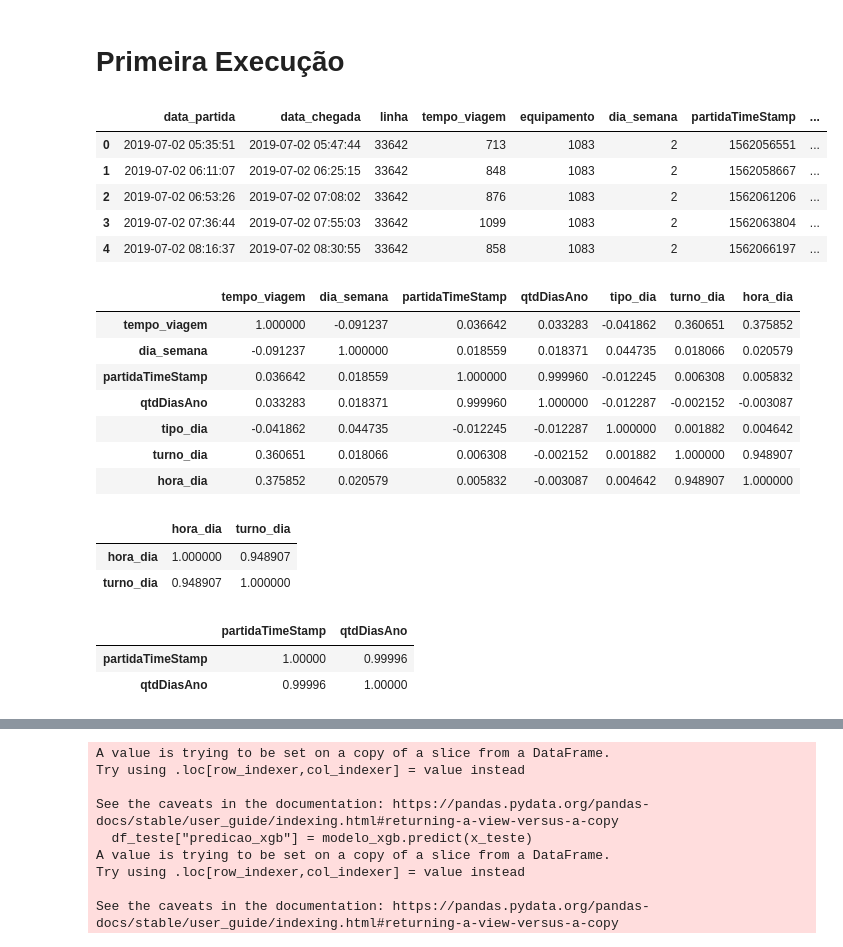
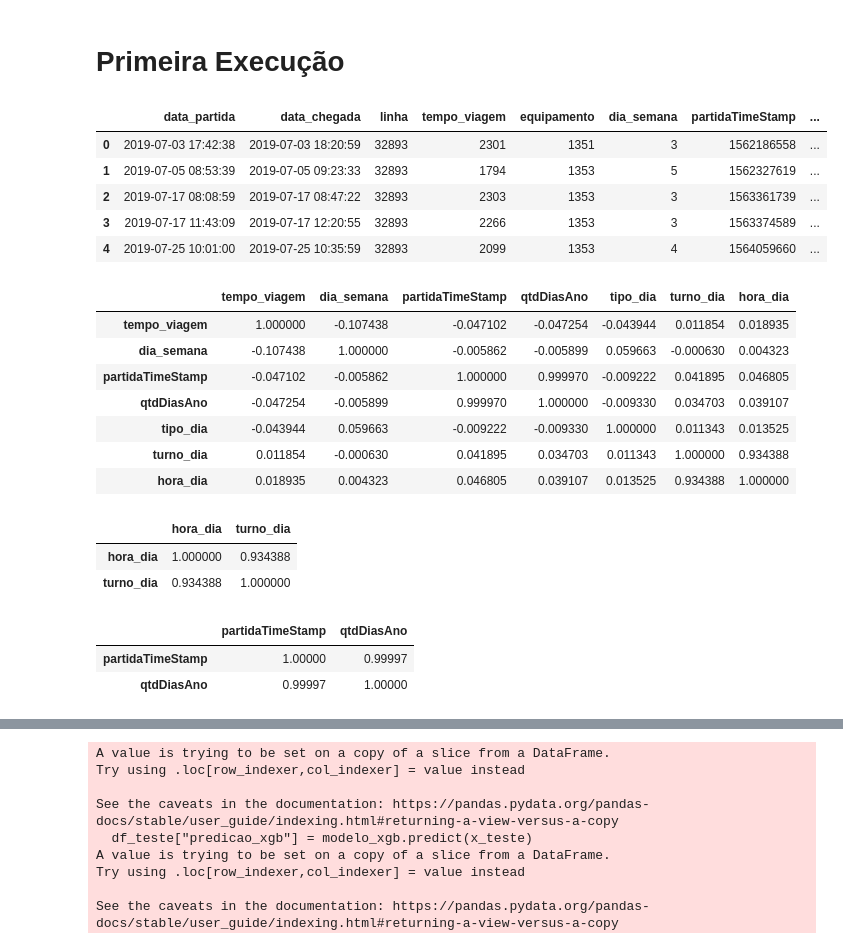
Before and after one commit to LeonardoVillamarin/TCC-Previsor_viagens_onibus, a Jupyter notebook: Fase 3/primeira_execucao.ipynb, the cells around one changed output, grey strips where cells are left out. Drawn from its saved outputs; the diff is of its cells as text; code cells hidden in the pictures.

```diff
--- a/Fase 3/primeira_execucao.ipynb
+++ b/Fase 3/primeira_execucao.ipynb
@@ -14,15 +14,16 @@ import pickle
 # %% [markdown]
 # Primeira Execução
 # %%
-df = pd.read_csv('rota33642.csv')
+rota = 32893
+df = pd.read_csv('rota32893.csv')
 df.head()
 # %% [output]
 |  | data_partida | data_chegada | linha | tempo_viagem | equipamento | dia_semana | partidaTimeStamp | ... |
-| 0 | 2019-07-02 05:35:51 | 2019-07-02 05:47:44 | 33642 | 713 | 1083 | 2 | 1562056551 | ... |
-| 1 | 2019-07-02 06:11:07 | 2019-07-02 06:25:15 | 33642 | 848 | 1083 | 2 | 1562058667 | ... |
-| 2 | 2019-07-02 06:53:26 | 2019-07-02 07:08:02 | 33642 | 876 | 1083 | 2 | 1562061206 | ... |
-| 3 | 2019-07-02 07:36:44 | 2019-07-02 07:55:03 | 33642 | 1099 | 1083 | 2 | 1562063804 | ... |
-| 4 | 2019-07-02 08:16:37 | 2019-07-02 08:30:55 | 33642 | 858 | 1083 | 2 | 1562066197 | ... |
+| 0 | 2019-07-03 17:42:38 | 2019-07-03 18:20:59 | 32893 | 2301 | 1351 | 3 | 1562186558 | ... |
+| 1 | 2019-07-05 08:53:39 | 2019-07-05 09:23:33 | 32893 | 1794 | 1353 | 5 | 1562327619 | ... |
+| 2 | 2019-07-17 08:08:59 | 2019-07-17 08:47:22 | 32893 | 2303 | 1353 | 3 | 1563361739 | ... |
+| 3 | 2019-07-17 11:43:09 | 2019-07-17 12:20:55 | 32893 | 2266 | 1353 | 3 | 1563374589 | ... |
+| 4 | 2019-07-25 10:01:00 | 2019-07-25 10:35:59 | 32893 | 2099 | 1353 | 4 | 1564059660 | ... |
 # %%
 # Dropamos:
 # A data_chegada e a chegadaTimeStamp pois com esses valores daria para prever o tempo de viagem(Y)
@@ -36,25 +37,25 @@ corr = df.corr()
 corr
 # %% [output]
 |  | tempo_viagem | dia_semana | partidaTimeStamp | qtdDiasAno | tipo_dia | turno_dia | hora_dia |
-| tempo_viagem | 1.000000 | -0.091237 | 0.036642 | 0.033283 | -0.041862 | 0.360651 | 0.375852 |
-| dia_semana | -0.091237 | 1.000000 | 0.018559 | 0.018371 | 0.044735 | 0.018066 | 0.020579 |
-| partidaTimeStamp | 0.036642 | 0.018559 | 1.000000 | 0.999960 | -0.012245 | 0.006308 | 0.005832 |
-| qtdDiasAno | 0.033283 | 0.018371 | 0.999960 | 1.000000 | -0.012287 | -0.002152 | -0.003087 |
-| tipo_dia | -0.041862 | 0.044735 | -0.012245 | -0.012287 | 1.000000 | 0.001882 | 0.004642 |
-| turno_dia | 0.360651 | 0.018066 | 0.006308 | -0.002152 | 0.001882 | 1.000000 | 0.948907 |
-| hora_dia | 0.375852 | 0.020579 | 0.005832 | -0.003087 | 0.004642 | 0.948907 | 1.000000 |
+| tempo_viagem | 1.000000 | -0.107438 | -0.047102 | -0.047254 | -0.043944 | 0.011854 | 0.018935 |
+| dia_semana | -0.107438 | 1.000000 | -0.005862 | -0.005899 | 0.059663 | -0.000630 | 0.004323 |
+| partidaTimeStamp | -0.047102 | -0.005862 | 1.000000 | 0.999970 | -0.009222 | 0.041895 | 0.046805 |
+| qtdDiasAno | -0.047254 | -0.005899 | 0.999970 | 1.000000 | -0.009330 | 0.034703 | 0.039107 |
+| tipo_dia | -0.043944 | 0.059663 | -0.009222 | -0.009330 | 1.000000 | 0.011343 | 0.013525 |
+| turno_dia | 0.011854 | -0.000630 | 0.041895 | 0.034703 | 0.011343 | 1.000000 | 0.934388 |
+| hora_dia | 0.018935 | 0.004323 | 0.046805 | 0.039107 | 0.013525 | 0.934388 | 1.000000 |
 # %%
 df[['hora_dia','turno_dia']].corr()
 # %% [output]
 |  | hora_dia | turno_dia |
-| hora_dia | 1.000000 | 0.948907 |
-| turno_dia | 0.948907 | 1.000000 |
+| hora_dia | 1.000000 | 0.934388 |
+| turno_dia | 0.934388 | 1.000000 |
 # %%
 df[['partidaTimeStamp','qtdDiasAno']].corr()
 # %% [output]
 |  | partidaTimeStamp | qtdDiasAno |
-| partidaTimeStamp | 1.00000 | 0.99996 |
-| qtdDiasAno | 0.99996 | 1.00000 |
+| partidaTimeStamp | 1.00000 | 0.99997 |
+| qtdDiasAno | 0.99997 | 1.00000 |
 # %%
 #Vamos tirar hora_dia pois tem uma alta correlação com turno dia, escolhemos essa coluna pois os valores são apenas de 1 a 4 enquanto hora é de 0 a 23
 df = df.drop(['qtdDiasAno'], axis=1)
```
Also changed, not shown: parts of 32 cells of this notebook, 15 other files.
